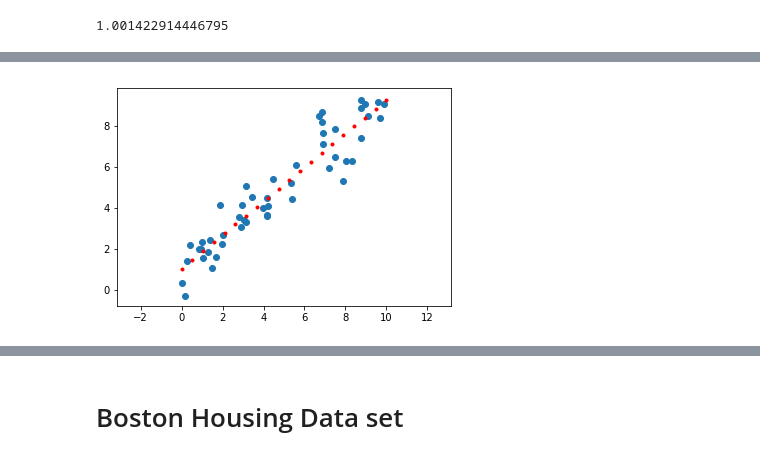
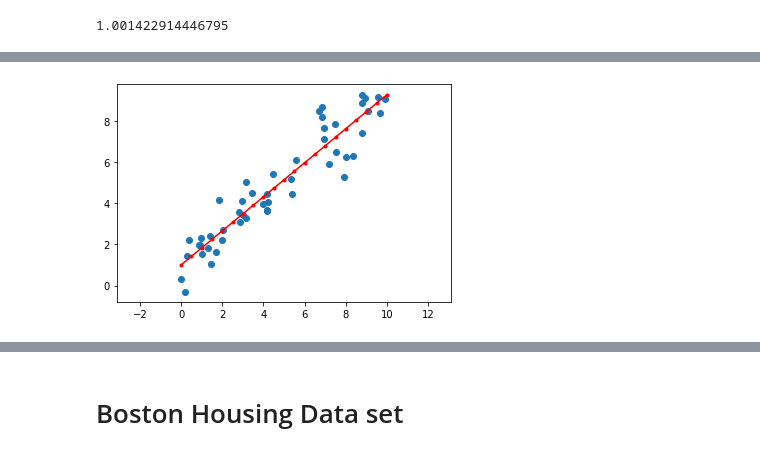
Before and after one commit to smileschen/2019-fa-stats131, a Jupyter notebook: 07-01a scikit learn basics.ipynb, the cells around one changed output, grey strips where cells are left out. Cells and saved outputs as stored; diff of their text form; code cells hidden in the pictures.

```diff
--- a/07-01a scikit learn basics.ipynb
+++ b/07-01a scikit learn basics.ipynb
@@ -90,10 +85,10 @@ array([1.00142291, 1.43679597, 1.87216903, 2.30754209, 2.74291515,
 # %%
 plt.scatter(x, y)
-plt.scatter(prediction_x, model.predict(prediction_x), color = 'red', marker = '.')
+plt.plot(prediction_x, model.predict(prediction_x), color = 'red', marker = '.')
 plt.axis('equal')
 plt.show()
 # %% [output]
-[figure, old version]
+[figure, new version]
 # %%
 residuals = y - model.predict(X)
 # %%
```
Also changed, not shown: parts of 12 cells of this notebook, 1 other file.
